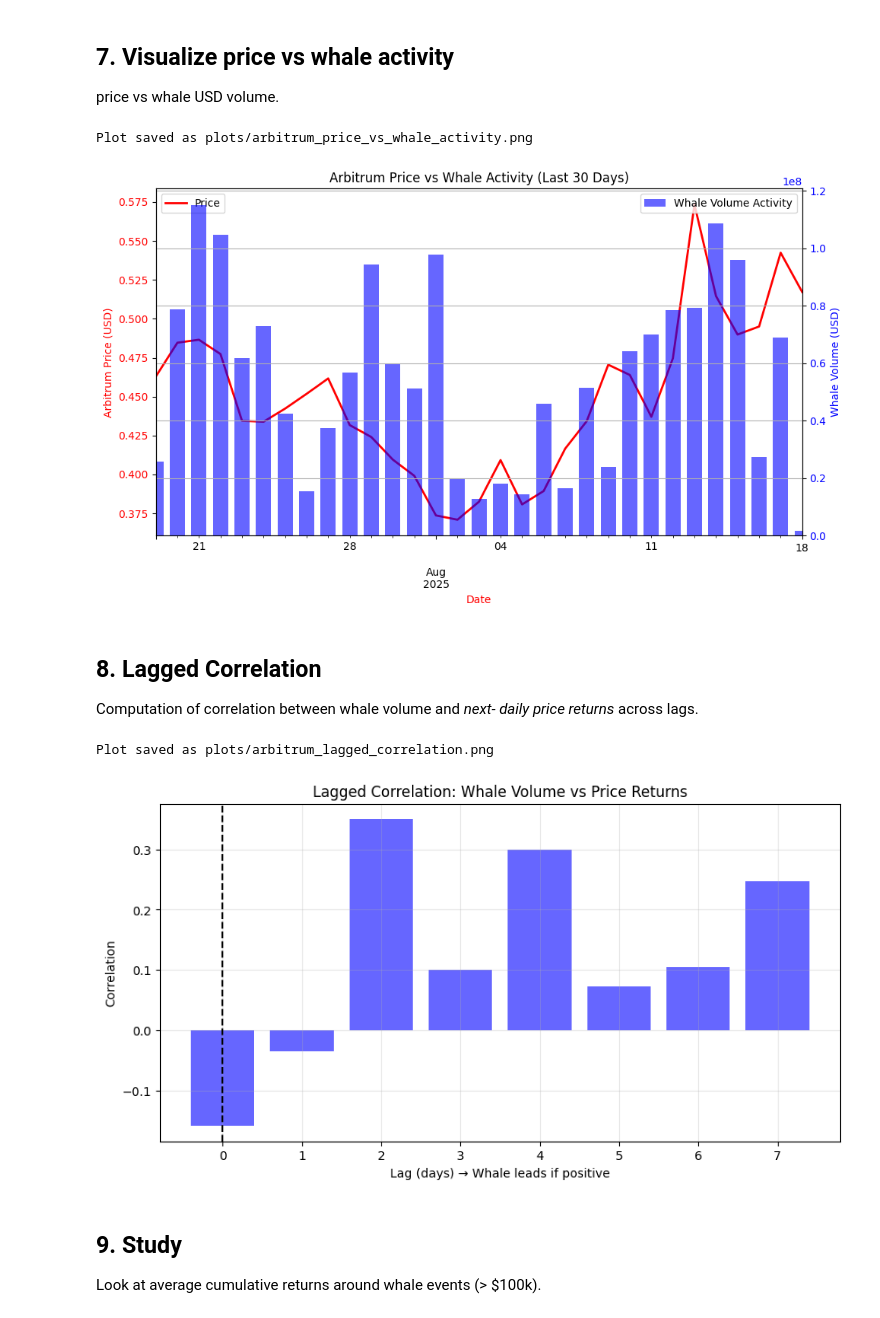
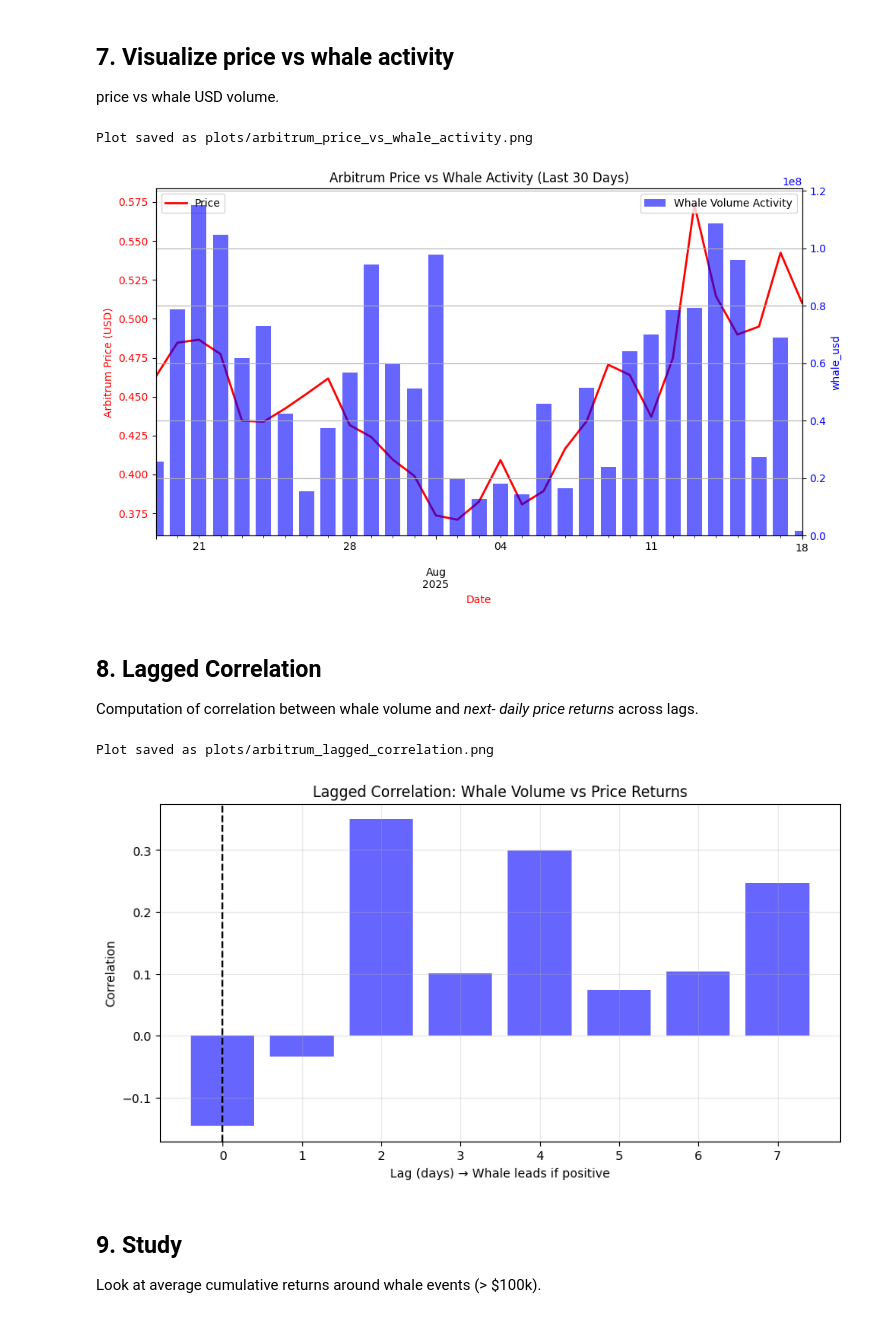
Before and after one commit to Deevhyn/BNB-Whale-Activity-vs-Price-Movement, a Jupyter notebook: Notebook/data.ipynb, the cells around one changed output. Cells and saved outputs as stored; diff of their text form; code cells hidden in the pictures.

```diff
--- a/Notebook/data.ipynb
+++ b/Notebook/data.ipynb
@@ -196,7 +196,7 @@ price_df.to_csv("data/price_data.csv", index=True)
 # %% [markdown]
 ## 6. Merge Whale Data and Price Data
 # %%
-combined = pd.concat([price_df, agg_whales], axis=1).fillna(0)
+combined = pd.concat([price_df, df_whales], axis=1).fillna(0)
 combined['price_pct'] = combined['price'].pct_change() * 100
 combined.head()
 combined.to_csv("data/combined_data.csv", index=True)
@@ -216,8 +216,8 @@ ax1.legend(["Price"], loc="upper left")
 
 # Whale volume bar plot
 ax2 = ax1.twinx()
-ax2.set_ylabel(f"Whale Volume (USD)", color="blue")
-ax2.bar(combined.index, combined['whale_volume_usd'], color="blue", alpha=0.6, width=0.7, label="Whale Volume Activity")
+ax2.set_ylabel(f"whale_usd", color="blue")
+ax2.bar(combined.index, combined['whale_usd'], color="blue", alpha=0.6, width=0.7, label="Whale Volume Activity")
 ax2.tick_params(axis='y', labelcolor="blue")
 ax2.legend(["Whale Volume Activity"], loc="upper right")
 
@@ -229,33 +229,33 @@ print(f"Plot saved as plots/{TOKEN_ID}_price_vs_whale_activity.png")
 plt.show()
 # %% [output]
 Plot saved as plots/arbitrum_price_vs_whale_activity.png
-[figure, old version]
+[figure, new version]
 # %% [markdown]
 ## 8. Lagged Correlation
 Computation of correlation between whale volume and *next- daily price returns* across lags.
 # %%
 max_lag=7 # This checks for a correlation up to 7 days
 
 correlations = []
 for lag in range(max_lag + 1):
-    lagged_correlation = combined['whale_volume_usd'].corr(combined['price_pct'].shift(lag)) #... 7 Days
+    lagged_correlation = combined['whale_usd'].corr(combined['price_pct'].shift(lag)) #... 7 Days
     correlations.append(lagged_correlation)
 
 
 plt.figure(figsize=(10,5))
 plt.bar(range(max_lag + 1), correlations, color="blue", alpha=0.6)
 plt.axvline(0, color="black", linestyle="--")
 plt.title("Lagged Correlation: Whale Volume vs Price Returns")
 plt.xlabel("Lag (days) → Whale leads if positive")
 plt.ylabel("Correlation")
 plt.grid(True, alpha=0.3)
 
 plt.savefig(f"plots/{TOKEN_ID}_lagged_correlation.png")
 print(f"Plot saved as plots/{TOKEN_ID}_lagged_correlation.png")
 plt.show()
 # %% [output]
 Plot saved as plots/arbitrum_lagged_correlation.png
-[figure, old version]
+[figure, new version]
 # %% [markdown]
 ## 9. Study
 Look at average cumulative returns around whale events (> $100k).
```
Also changed, not shown: parts of 3 cells of this notebook, 1 other file.
